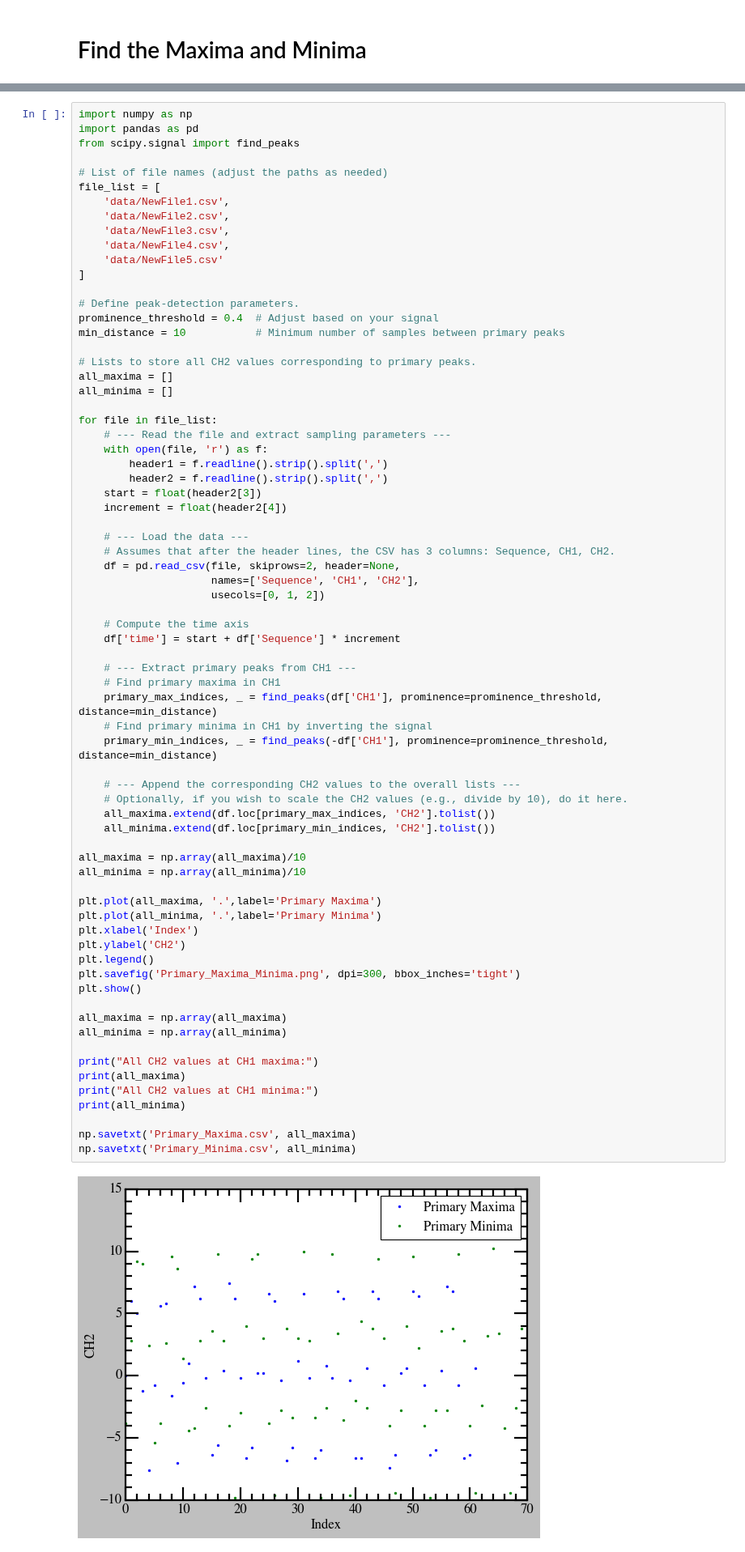
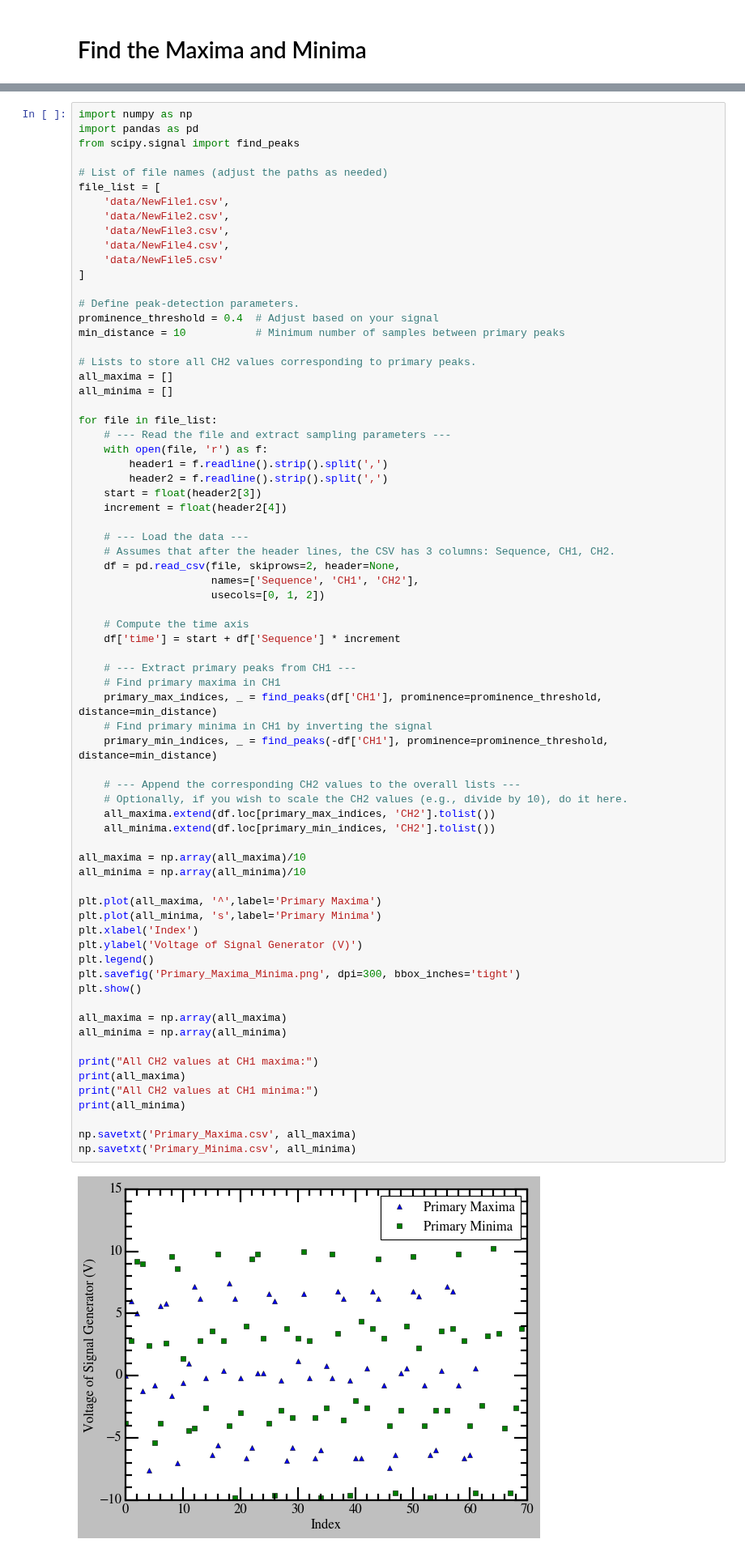
Before and after one commit to vinh-qtran/mit-jlab-sp25, a Jupyter notebook: michelson/michelson.ipynb, the cells around one changed output, grey strips where cells are left out. Shown at 81% size. Saved outputs shown, nothing was run; the diff lists cells and outputs as text.

```diff
--- a/michelson/michelson.ipynb
+++ b/michelson/michelson.ipynb
@@ -209,37 +209,37 @@ for file in file_list:
     # --- Extract primary peaks from CH1 ---
     # Find primary maxima in CH1
     primary_max_indices, _ = find_peaks(df['CH1'], prominence=prominence_threshold, distance=min_distance)
     # Find primary minima in CH1 by inverting the signal
     primary_min_indices, _ = find_peaks(-df['CH1'], prominence=prominence_threshold, distance=min_distance)
 
     # --- Append the corresponding CH2 values to the overall lists ---
     # Optionally, if you wish to scale the CH2 values (e.g., divide by 10), do it here.
     all_maxima.extend(df.loc[primary_max_indices, 'CH2'].tolist())
     all_minima.extend(df.loc[primary_min_indices, 'CH2'].tolist())
 
 all_maxima = np.array(all_maxima)/10
 all_minima = np.array(all_minima)/10
 
-plt.plot(all_maxima, '.',label='Primary Maxima')
-plt.plot(all_minima, '.',label='Primary Minima')
+plt.plot(all_maxima, '^',label='Primary Maxima')
+plt.plot(all_minima, 's',label='Primary Minima')
 plt.xlabel('Index')
-plt.ylabel('CH2')
+plt.ylabel('Voltage of Signal Generator (V)')
 plt.legend()
 plt.savefig('Primary_Maxima_Minima.png', dpi=300, bbox_inches='tight')
 plt.show()
 
 all_maxima = np.array(all_maxima)
 all_minima = np.array(all_minima)
 
 print("All CH2 values at CH1 maxima:")
 print(all_maxima)
 print("All CH2 values at CH1 minima:")
 print(all_minima)
 
 np.savetxt('Primary_Maxima.csv', all_maxima)
 np.savetxt('Primary_Minima.csv', all_minima)
 # %% [output]
-[figure, old version]
+[figure, new version]
 All CH2 values at CH1 maxima:
 [ 0.   6.   5.  -1.2 -7.6 -0.8  5.6  5.8 -1.6 -7.  -0.6  1.   7.2  6.2
  -0.2 -6.4 -5.6  0.4  7.4  6.2 -0.2 -6.6 -5.8  0.2  0.2  6.6  6.  -0.4
```
Also changed, not shown: parts of 1 cell of this notebook, 19 other files.
